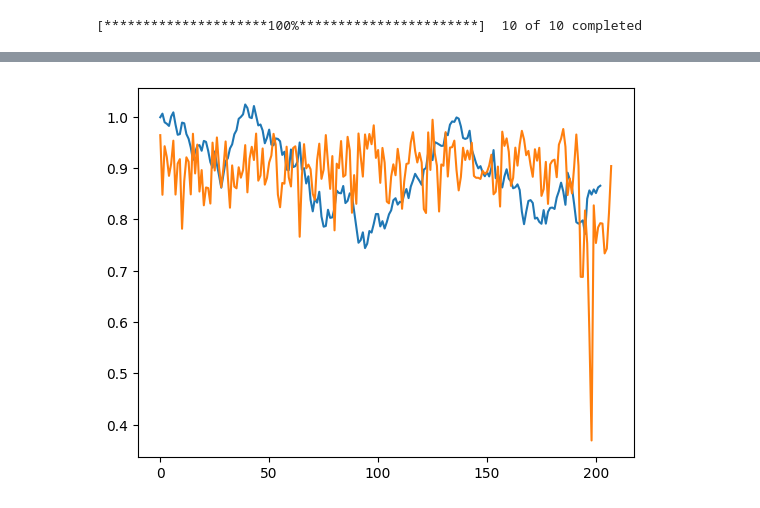
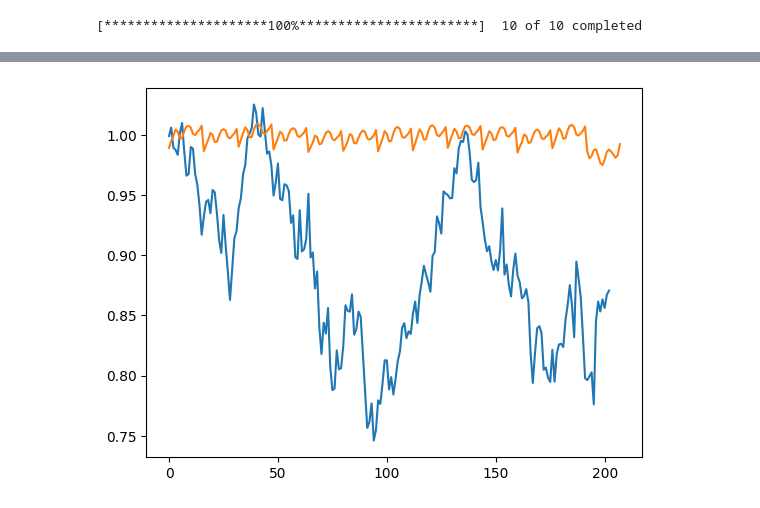
Before and after one commit to Ckoco/CS7643, a Jupyter notebook: stock_prediction.ipynb, the cells around one changed output, grey strips where cells are left out. Saved outputs shown, nothing was run; the diff lists cells and outputs as text; code cells hidden in the pictures.

```diff
--- a/stock_prediction.ipynb
+++ b/stock_prediction.ipynb
@@ -1,4 +1,6 @@
 # %%
+
+
 import math
 
 import matplotlib.pyplot as plt
@@ -11,7 +13,6 @@ from torch import nn
 
 from pandas_datareader import data as pdr
 
-yf.pdr_override()
 SPY_TOP_10_SYMBOLS = ["AAPL", "MSFT", "AMZN", "META", "GOOGL", "GOOG", "BRK-B", "TSLA", "NVDA", "JPM"]
 START = dt.datetime(2022, 1, 31)
 END = dt.datetime(2022, 11, 20)
@@ -32,7 +33,7 @@ def load_dataset():
         _data = pd.read_csv(f"./data/{symbol}.csv")
         _data.index = pd.to_datetime(_data["Date"])
         _data["Symbol"] = symbol
-        _data["Close"] /= _data["Close"][0]
+        _data["Adj Close"] /= _data["Adj Close"][0]
         all_stocks_data.append(_data.drop("Date", axis=1))
         break
 
@@ -45,8 +46,8 @@ def load_dataset():
 SYMBOLS = ["AAPL", "MSFT", "AMZN", "META", "GOOGL", "GOOG", "BRK-B", "TSLA", "NVDA", "JPM"]
 
 def format_dataset():
-    prices = pdr.get_data_yahoo(SYMBOLS, START, END)
     all_stocks_data = []
+    prices = yf.download(SYMBOLS, start=START, end=END)
 
     for symbol in SYMBOLS:
         prices.index = prices.index.map(str)
@@ -59,8 +60,6 @@ def format_dataset():
 
     combined = pd.concat(all_stocks_data)
     combined.to_csv("data.csv")
-
-format_dataset()
 # %% [output]
 [*********************100%***********************]  10 of 10 completed
 # %%
@@ -82,9 +78,10 @@ y_test = torch.from_numpy(np.concatenate([validation_data["Close"][1:].to_numpy(
 # %%
 from torch.utils.data import DataLoader
+BATCH_SIZE = 16
 
-x_train_dataloader = DataLoader(x_train, batch_size=16)
-x_test_dataloader = DataLoader(x_test, batch_size=16)
+x_train_dataloader = DataLoader(x_train, batch_size=BATCH_SIZE)
+x_test_dataloader = DataLoader(x_test, batch_size=BATCH_SIZE)
 
-y_train_dataloader = DataLoader(y_train, batch_size=16)
-y_test_dataloader = DataLoader(y_test, batch_size=16)
+y_train_dataloader = DataLoader(y_train, batch_size=BATCH_SIZE)
+y_test_dataloader = DataLoader(y_test, batch_size=BATCH_SIZE)
 # %%
@@ -113,14 +110,18 @@ class TimeSeriesTransformer(nn.Module):
     def __init__(self, features = 128, dropout = 0.2):
         super().__init__()
 
+        self.num_features = features
         self.pos_encoder = PositionalEncoding(features)
         encoderLayer = nn.TransformerEncoderLayer(d_model=features, nhead=8, dropout=dropout)
         self.transformer_encoder = nn.TransformerEncoder(encoderLayer, 1)
         self.transformer_decoder = nn.Linear(features, 1)
 
     def forward(self, inputs):
-        mask = self._generate_square_subsequent_mask(len(inputs))
-        source = self.pos_encoder(inputs)
+        source = torch.zeros(self.num_features)
+        source[:len(inputs)] = inputs
+
+        mask = self._generate_square_subsequent_mask(self.num_features)
+        source = self.pos_encoder(source)
         out = self.transformer_encoder(source, mask)
         return self.transformer_decoder(out)
 
@@ -160,11 +161,11 @@ def validate(model, x_data, y_data, optimizer, criterion):
 
     return total_loss
 # %%
-model = TimeSeriesTransformer(16)
-optimizer = torch.optim.Adam(model.parameters(), lr=0.01)
+model = TimeSeriesTransformer(BATCH_SIZE, 0.3)
+optimizer = torch.optim.Adam(model.parameters(), lr=0.005)
 criterion = torch.nn.MSELoss()
 scheduler = torch.optim.lr_scheduler.StepLR(optimizer, 1, gamma=0.95)
-EPOCHS = 100
+EPOCHS = 500
 
 for epoch in range(EPOCHS + 1):
     training_loss = train(model, x_train_dataloader, y_train_dataloader, optimizer, criterion)
@@ -187,15 +194,14 @@ EPOCH: 100, Training Loss: 1.2556087002158165, Validation Loss: 0.91721706837415
 # %%
-data_padding = np.zeros(16 - (len(data)) % 16)
+dataloader = DataLoader(data["Adj Close"].to_numpy(), batch_size=BATCH_SIZE)
+model.eval()
 
-dataloader = DataLoader(torch.from_numpy(np.concatenate([data["Close"].to_numpy(), data_padding])), batch_size=16)
 predictions = []
 for d in dataloader:
     predictions.append(model(d.to(torch.float32)).squeeze().detach().numpy())
-# predictions = model(np.concatenate([data["Close"].to_numpy(), data_padding]))
-#
-[plt.plot(d["Close"]) for _, d in data[1:].reset_index(drop=True).groupby("Symbol")]
+
+[plt.plot(d["Adj Close"]) for _, d in data[1:].reset_index(drop=True).groupby("Symbol")]
 # plt.plot(y_train)
 plt.plot(np.concatenate(predictions))
 plt.show()
 # %% [output]
-[figure, old version]
+[figure, new version]
```
Also changed, not shown: parts of 4 cells of this notebook.
